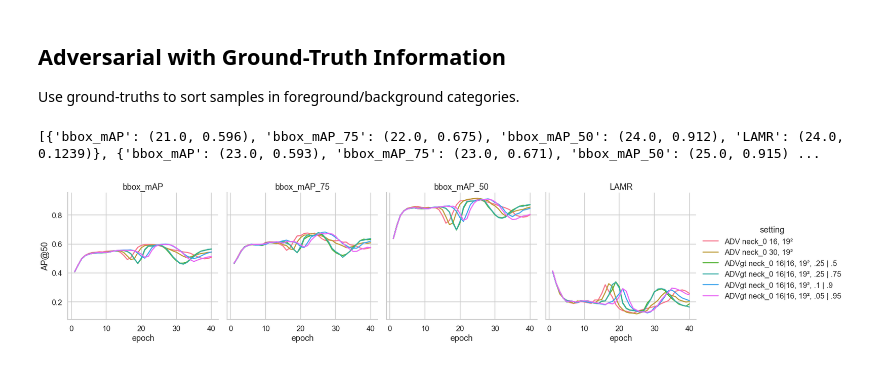
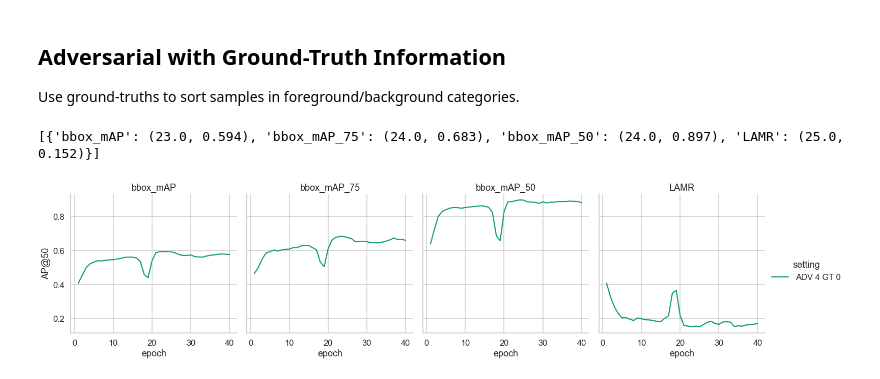
Before and after one commit to ThaddaeusWiedemer/FisheyeSPA, a Jupyter notebook: results/adversarial.ipynb, the cells around one changed output. Cells and saved outputs as stored; diff of their text form; code cells hidden in the pictures.

```diff
--- a/results/adversarial.ipynb
+++ b/results/adversarial.ipynb
@@ -334,7 +337,7 @@ logs = [
     # ['GPA/tuning/coco_piropo_20a_TwoStageDetectorDA_ADVneck4_s16x1_s.log', 'ADV neck_4 sample 16, 1×1', 16, 1, 4],
     # size on neck 0
     # ['GPA/tuning/coco_piropo_20a_TwoStageDetectorDA_ADVneck0_s16x38_s.log', 'ADV neck_0 sample 16, 38×38', 16, 19, 0],
-    ['GPA/tuning/coco_piropo_20a_TwoStageDetectorDA_ADVneck0_s16x19_s.log', 'ADV neck_0 16, 19²'],
+    # ['GPA/tuning/coco_piropo_20a_TwoStageDetectorDA_ADVneck0_s16x19_s.log', 'ADV neck_0 16, 19²'],
     # ['GPA/tuning/coco_piropo_20a_TwoStageDetectorDA_ADVneck0_s16x17_s.log', 'ADV neck_0 sample 16, 17×17', 16, 17, 0],
     # ['GPA/tuning/coco_piropo_20a_TwoStageDetectorDA_ADVneck0_s16x15_s.log', 'ADV neck_0 sample 16, 15×15', 16, 15, 0],
     # ['GPA/tuning/coco_piropo_20a_TwoStageDetectorDA_ADVneck0_s16x13_s.log', 'ADV neck_0 sample 16, 13×13', 16, 13, 0],
@@ -362,39 +365,62 @@ logs = [
     # ['GPA/tuning/coco_piropo_20a_TwoStageDetectorDA_ADVneck0_s50x13_s.log', 'ADV neck_0 13×13 sample 50', 50, 13, 0],
     # ['GPA/tuning/coco_piropo_20a_TwoStageDetectorDA_ADVneck0_s100x13_s.log', 'ADV neck_0 13×13 sample 100', 100, 13, 0],
     # ['GPA/tuning/coco_piropo_20a_TwoStageDetectorDA_ADVneck0_s20x19_s.log', 'ADV neck_0 19×19 sample 20', 20, 19, 0],
-    ['GPA/tuning/coco_piropo_20a_TwoStageDetectorDA_ADVneck0_s30x19_s.log', 'ADV neck_0 30, 19²'],
+    # ['GPA/tuning/coco_piropo_20a_TwoStageDetectorDA_ADVneck0_s30x19_s.log', 'ADV neck_0 30, 19²'],
     # ['GPA/tuning/coco_piropo_20a_TwoStageDetectorDA_ADVneck0_s50x19_s.log', 'ADV neck_0 19×19 sample 50', 50, 19, 0],
     # ['GPA/tuning/coco_piropo_20a_TwoStageDetectorDA_ADVneck0_s100x19_s.log', 'ADV neck_0 19×19 sample 100', 100, 19, 0],
     # GROUND-TRUTH
     # ['GPA/tuning/coco_piropo_20a_TwoStageDetectorDA_ADVgtneck0_s.log', 'ADVgt neck_0 16|16, 19²'],
     # ['GPA/tuning/coco_piropo_20a_TwoStageDetectorDA_ADVgtneck2_s.log', 'ADVgt neck_2 16|16, 13²'],
     # ['GPA/tuning/coco_piropo_20a_TwoStageDetectorDA_ADVgtneck4_s.log', 'ADVgt neck_4 16|16, 7²'],
     # ['GPA/tuning/coco_piropo_20a_TwoStageDetectorDA_ADVgtneck0_fg_s.log', 'ADVgt neck_0 16|0, 19²'],
     # ['GPA/tuning/coco_piropo_20a_TwoStageDetectorDA_ADVgtneck2_fg_s.log', 'ADVgt neck_2 16|0, 13²'],
     # ['GPA/tuning/coco_piropo_20a_TwoStageDetectorDA_ADVgtneck4_fg_s.log', 'ADVgt neck_4 16|0, 7²'],
-    ['GPA/tuning/coco_piropo_20a_TwoStageDetectorDA_ADVgtneck0_d1_s.log', 'ADVgt neck_0 16|16, 19², .25 | .5'],
-    ['GPA/tuning/coco_piropo_20a_TwoStageDetectorDA_ADVgtneck0_d2_s.log', 'ADVgt neck_0 16|16, 19², .25 | .75'],
-    ['GPA/tuning/coco_piropo_20a_TwoStageDetectorDA_ADVgtneck0_d3_s.log', 'ADVgt neck_0 16|16, 19², .1 | .9'],
-    ['GPA/tuning/coco_piropo_20a_TwoStageDetectorDA_ADVgtneck0_d4_s.log', 'ADVgt neck_0 16|16, 19², .05 | .95'],
+    # ['GPA/tuning/coco_piropo_20a_TwoStageDetectorDA_ADVgtneck0_d1_s.log', 'ADVgt neck_0 16|16, 19², .25 | .5'],
+    # ['GPA/tuning/coco_piropo_20a_TwoStageDetectorDA_ADVgtneck0_d2_s.log', 'ADVgt neck_0 16|16, 19², .25 | .75'],
+    # ['GPA/tuning/coco_piropo_20a_TwoStageDetectorDA_ADVgtneck0_d3_s.log', 'ADVgt neck_0 16|16, 19², .1 | .9'],
+    # ['GPA/tuning/coco_piropo_20a_TwoStageDetectorDA_ADVgtneck0_d4_s.log', 'ADVgt neck_0 16|16, 19², .05 | .95'],
+    # COMBINATIONS
+    # ['GPA/tuning/coco_piropo_20a_TwoStageDetectorDA_ADV012gt34_s.log', 'ADV 0,1,2 | gt 3,4'],
+    # ['GPA/tuning/coco_piropo_20a_TwoStageDetectorDA_ADV34gt012_s.log', 'ADV 3,4 | gt 0,1,2'],
+    # ['GPA/tuning/coco_piropo_20a_TwoStageDetectorDA_ADVall_max_s.log', 'ADV all max'],
+    # ['GPA/tuning/coco_piropo_20a_TwoStageDetectorDA_ADV0123_max_s.log', 'ADV 0123 max'],
+    # ['GPA/tuning/coco_piropo_20a_TwoStageDetectorDA_ADV0124_max_s.log', 'ADV 0124 max'],
+    # ['GPA/tuning/coco_piropo_20a_TwoStageDetectorDA_ADV0134_max_s.log', 'ADV 0134 max'],
+    # ['GPA/tuning/coco_piropo_20a_TwoStageDetectorDA_ADV0234_max_s.log', 'ADV 0234 max'],
+    # ['GPA/tuning/coco_piropo_20a_TwoStageDetectorDA_ADV1234_max_s.log', 'ADV 1234 max'],
+    # ['GPA/tuning/coco_piropo_20a_TwoStageDetectorDA_cADV014_s.log', 'ADV 0,1,4'],
+    # ['GPA/tuning/coco_piropo_20a_TwoStageDetectorDA_cADV01_s.log', 'ADV 0,1'],
+    # ['GPA/tuning/coco_piropo_20a_TwoStageDetectorDA_cADV04_s.log', 'ADV 0,4'],
+    # ['GPA/tuning/coco_piropo_20a_TwoStageDetectorDA_cADV14_s.log', 'ADV 1,4'],
+    # ['GPA/tuning/coco_piropo_20a_TwoStageDetectorDA_cADV0_s.log', 'ADV 0'],
+    # ['GPA/tuning/coco_piropo_20a_TwoStageDetectorDA_cADV1_s.log', 'ADV 1'],
+    # ['GPA/tuning/coco_piropo_20a_TwoStageDetectorDA_cADV4_s.log', 'ADV 4'],
+    # ['GPA/tuning/coco_piropo_20a_TwoStageDetectorDA_cADVgt0_s.log', 'ADV GT 0'],
+    # ['GPA/tuning/coco_piropo_20a_TwoStageDetectorDA_dADVgt0_s.log', 'ADV GT 0 35²'],
+    # ['GPA/tuning/coco_piropo_20a_TwoStageDetectorDA_cADVgt1_s.log', 'ADV GT 1'],
+    # ['GPA/tuning/coco_piropo_20a_TwoStageDetectorDA_cADVgt4_s.log', 'ADV GT 4'],
+    # ['GPA/tuning/coco_piropo_20a_TwoStageDetectorDA_cADVgt04_s.log', 'ADV GT 0,4'],
+    # ['GPA/tuning/coco_piropo_20a_TwoStageDetectorDA_cADV0gt4_s.log', 'ADV 0 GT 4'],
+    ['GPA/tuning/coco_piropo_20a_TwoStageDetectorDA_cADV4gt0_s.log', 'ADV 4 GT 0'],
 
 ]
 
 df, maxs = df_from_log(['setting'], ['bbox_mAP', 'bbox_mAP_75', 'bbox_mAP_50', 'LAMR'],
                        logs,
                        get_max=True)
 
 g = sb.relplot(data=df[df['occurrence'] <= 40],
                x='occurrence',
                y='value',
                kind='line',
                hue='setting',
                col='metric',
                height=5,
                aspect=1.)
 g.set_axis_labels('epoch', 'AP@50')
 g.set_titles(col_template='{col_name}', row_template='')
 print(maxs)
 # g.savefig(f'images/tuning_gpa_adversarial.svg')
 # %% [output]
-[{'bbox_mAP': (21.0, 0.596), 'bbox_mAP_75': (22.0, 0.675), 'bbox_mAP_50': (24.0, 0.912), 'LAMR': (24.0, 0.1239)}, {'bbox_mAP': (23.0, 0.593), 'bbox_mAP_75': (23.0, 0.671), 'bbox_mAP_50': (25.0, 0.915) ...
+[{'bbox_mAP': (23.0, 0.594), 'bbox_mAP_75': (24.0, 0.683), 'bbox_mAP_50': (24.0, 0.897), 'LAMR': (25.0, 0.152)}]
-[figure, old version]
+[figure, new version]
```
Also changed, not shown: parts of 3 cells of this notebook, 49 other files.
